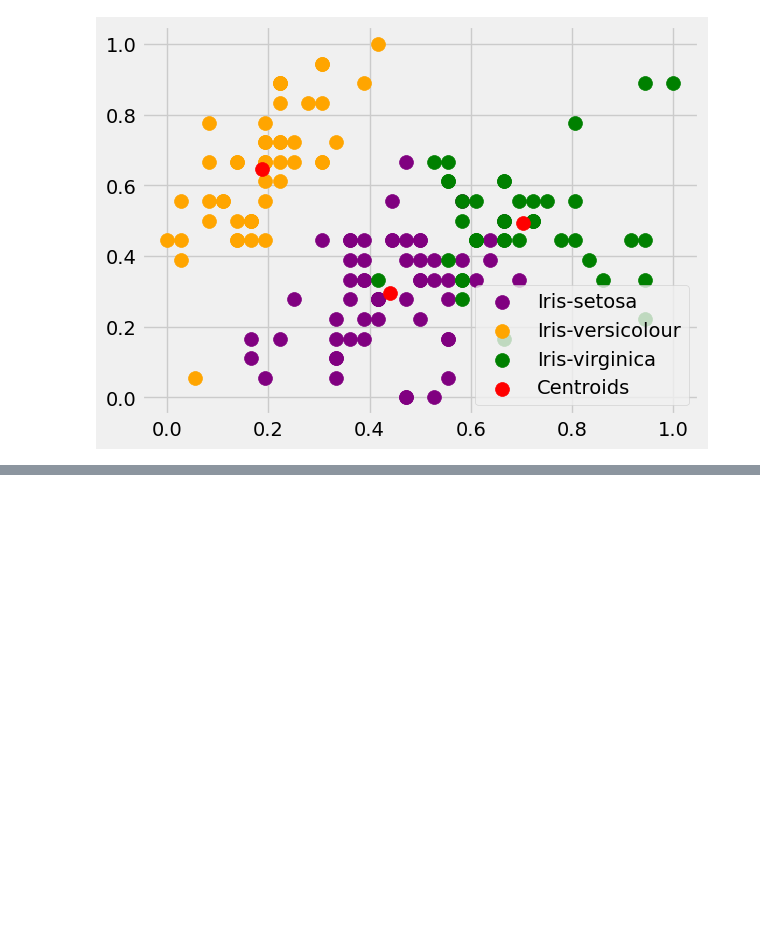
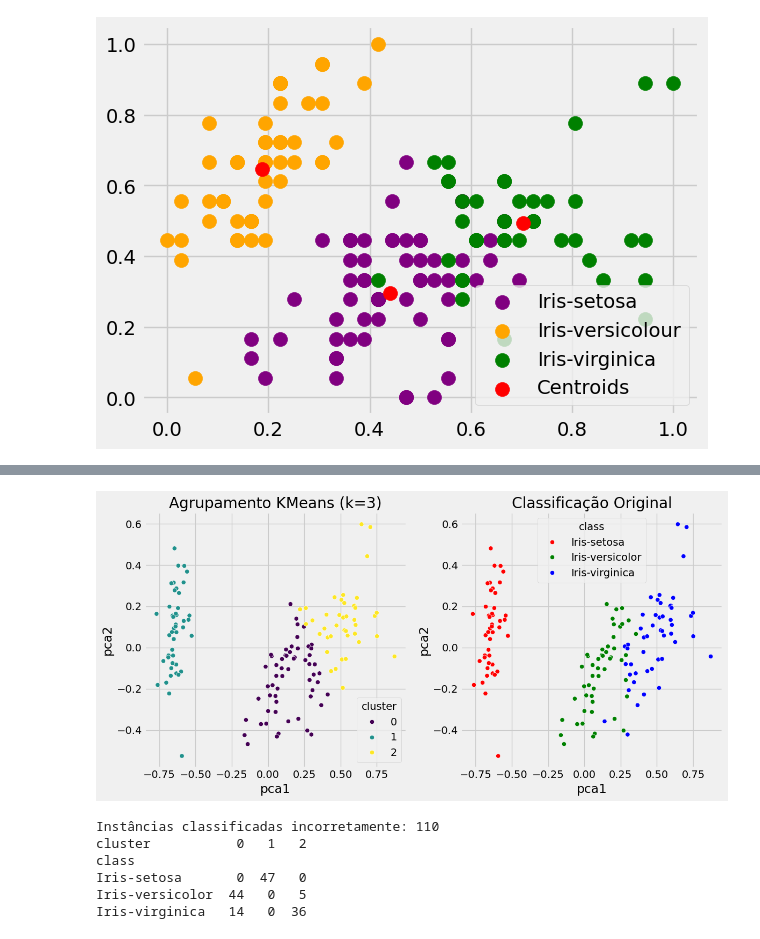
Before and after one commit to agfmarques/IA, a Jupyter notebook: Kmeans.ipynb, the cells around one changed output, grey strips where cells are left out. Saved outputs shown, nothing was run; the diff lists cells and outputs as text; code cells hidden in the pictures; blank space fills up the shorter version.

```diff
--- a/Kmeans.ipynb
+++ b/Kmeans.ipynb
@@ -222,0 +288,46 @@ plt.legend()
+# %%
+# Adicionar os rótulos dos clusters ao DataFrame
+base['cluster'] = saida_kmeans
+
+# Redução de dimensionalidade com PCA (2 componentes)
+from sklearn.decomposition import PCA
+pca = PCA(n_components=2)
+Entrada_pca = pca.fit_transform(Entrada)
+base['pca1'] = Entrada_pca[:, 0]
+base['pca2'] = Entrada_pca[:, 1]
+
+# Mapear classes reais para cores/marcadores
+class_mapping = {
+    'Iris-setosa': 'red',
+    'Iris-versicolor': 'green',
+    'Iris-virginica': 'blue'
+}
+
+# Plotar clusters vs classes reais
+plt.figure(figsize=(12, 6))
+
+# Subplot 1: Clusters do KMeans
+plt.subplot(1, 2, 1)
+sns.scatterplot(data=base, x='pca1', y='pca2', hue='cluster', palette='viridis')
+plt.title('Agrupamento KMeans (k=3)')
+
+# Subplot 2: Classes Originais
+plt.subplot(1, 2, 2)
+sns.scatterplot(data=base, x='pca1', y='pca2', hue='class', palette=class_mapping)
+plt.title('Classificação Original')
+
+plt.tight_layout()
+plt.show()
+
+# Identificar instâncias classificadas incorretamente
+misclassified = base[base['class'].map({'Iris-setosa':0, 'Iris-versicolor':1, 'Iris-virginica':2}) != base['cluster']]
+print(f"\nInstâncias classificadas incorretamente: {len(misclassified)}")
+print(pd.crosstab(base['class'], base['cluster']))
+# %% [output]
+[figure, added]
+Instâncias classificadas incorretamente: 110
+cluster           0   1   2
+class
+Iris-setosa       0  47   0
+Iris-versicolor  44   0   5
+Iris-virginica   14   0  36
```
Also changed, not shown: parts of 4 cells of this notebook.
